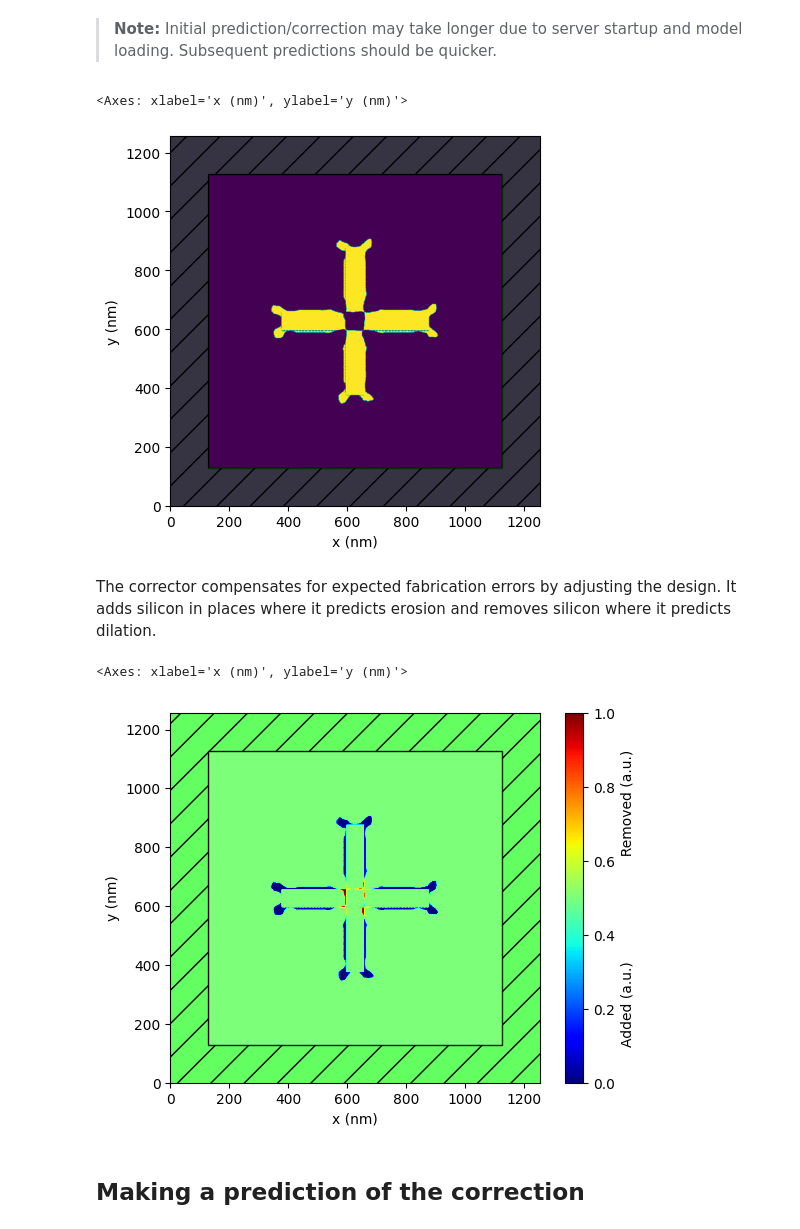
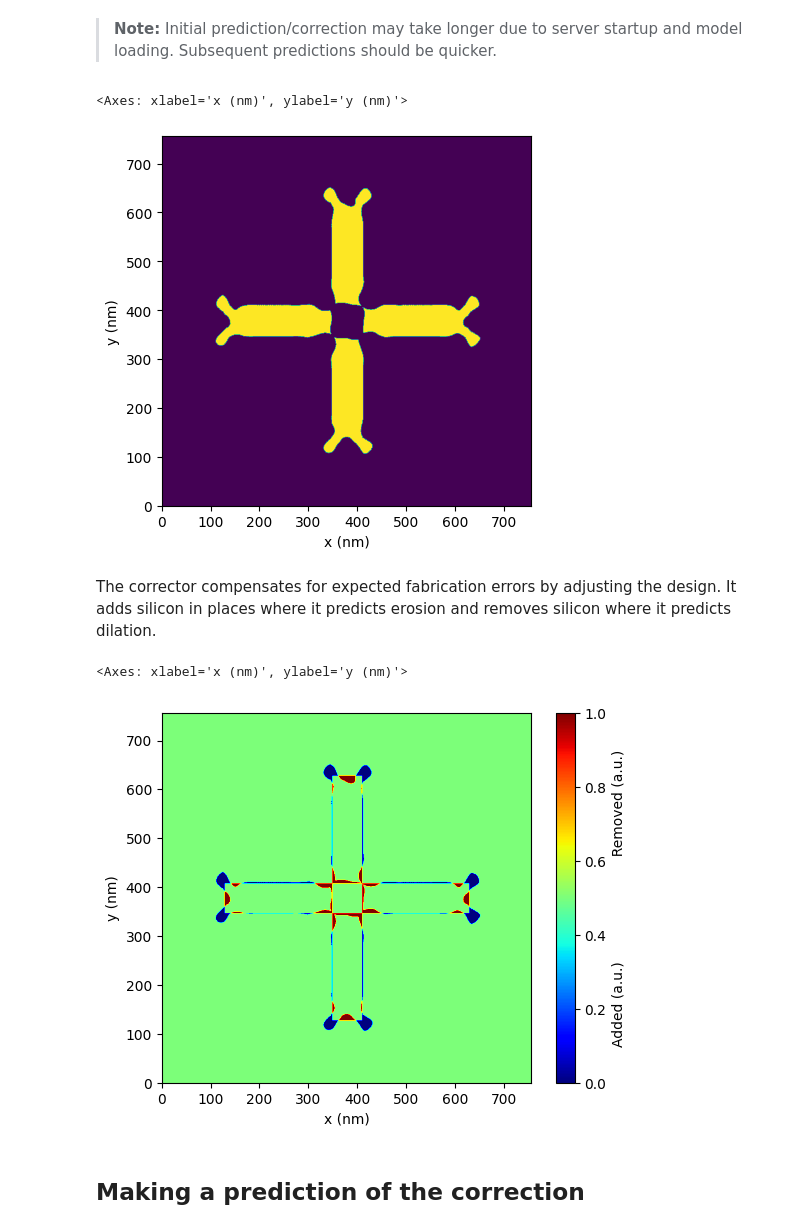
Before and after one commit to PreFab-Photonics/PreFab, a Jupyter notebook: docs/examples/2_correction.ipynb, the cells around one changed output. Saved outputs shown, nothing was run; the diff lists cells and outputs as text; code cells hidden in the pictures.

```diff
--- a/docs/examples/2_correction.ipynb
+++ b/docs/examples/2_correction.ipynb
@@ -28,0 +19,3 @@ device.plot()
+# %%
+device = pf.shapes.target(width=500, arm_width=60)
+device.plot(show_buffer=False)
@@ -33,19 +29,19 @@ We proceed with the correction of the device for a specific fabrication model. E
 # %% [markdown]
 > **Note:** Initial prediction/correction may take longer due to server startup and model loading. Subsequent predictions should be quicker.
 # %%
-MODEL_NAME = "ANT_NanoSOI_ANF1_d9"
+MODEL_NAME = "ANT_NanoSOI_ANF1_d10"
 correction = device.correct(model=pf.models[MODEL_NAME])
-correction.plot()
+correction.plot(show_buffer=False)
 # %% [output]
 <Axes: xlabel='x (nm)', ylabel='y (nm)'>
-[figure, old version]
+[figure, new version]
 # %% [markdown]
 The corrector compensates for expected fabrication errors by adjusting the design. It adds silicon in places where it predicts erosion and removes silicon where it predicts dilation.
 # %%
-correction.plot_compare(ref_device=device)
+correction.plot_compare(ref_device=device, show_buffer=False)
 # %% [output]
 <Axes: xlabel='x (nm)', ylabel='y (nm)'>
-[figure, old version]
+[figure, new version]
 # %% [markdown]
 ## Making a prediction of the correction
 # %% [markdown]
```
Also changed, not shown: parts of 6 cells of this notebook, 1 other file.
